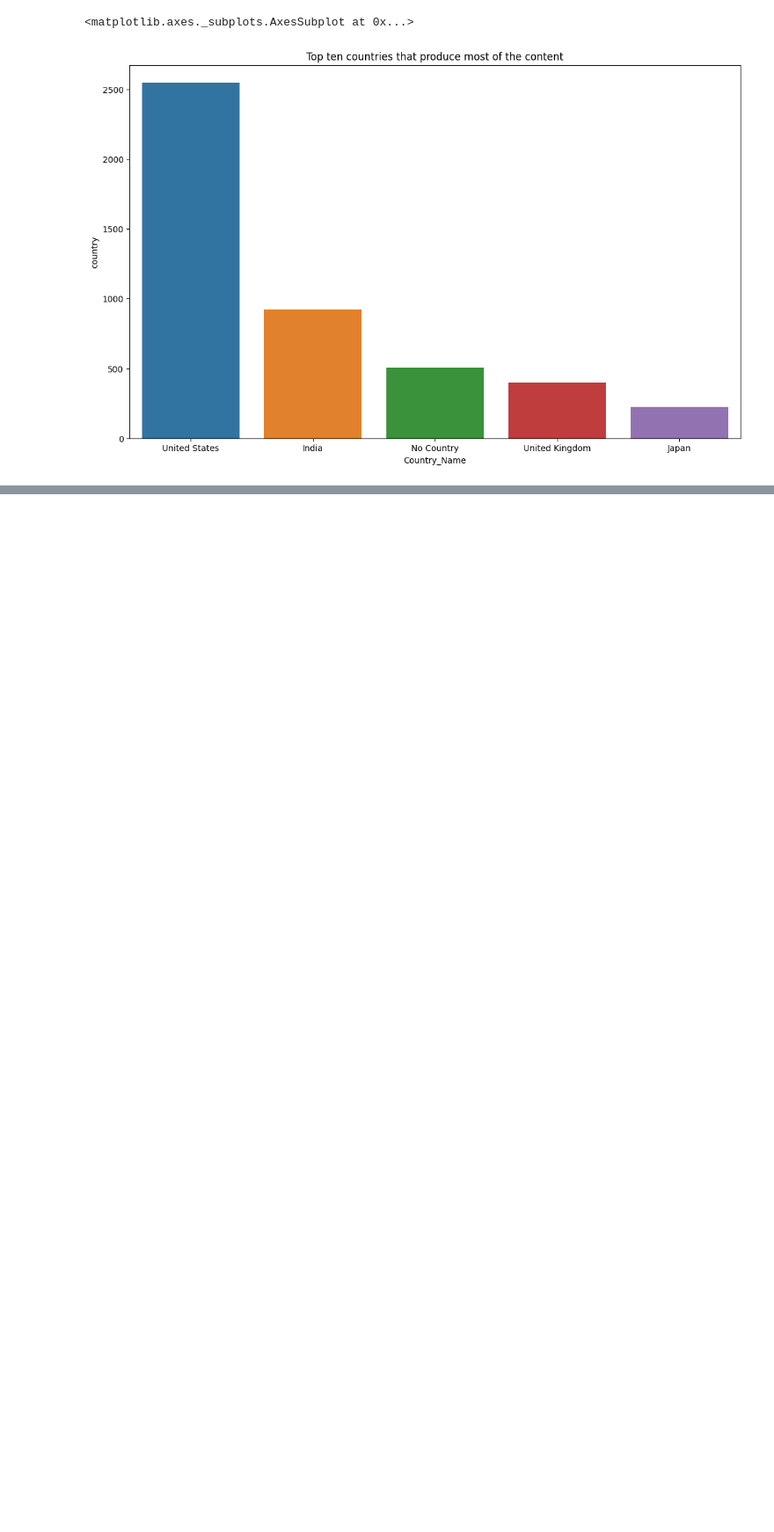
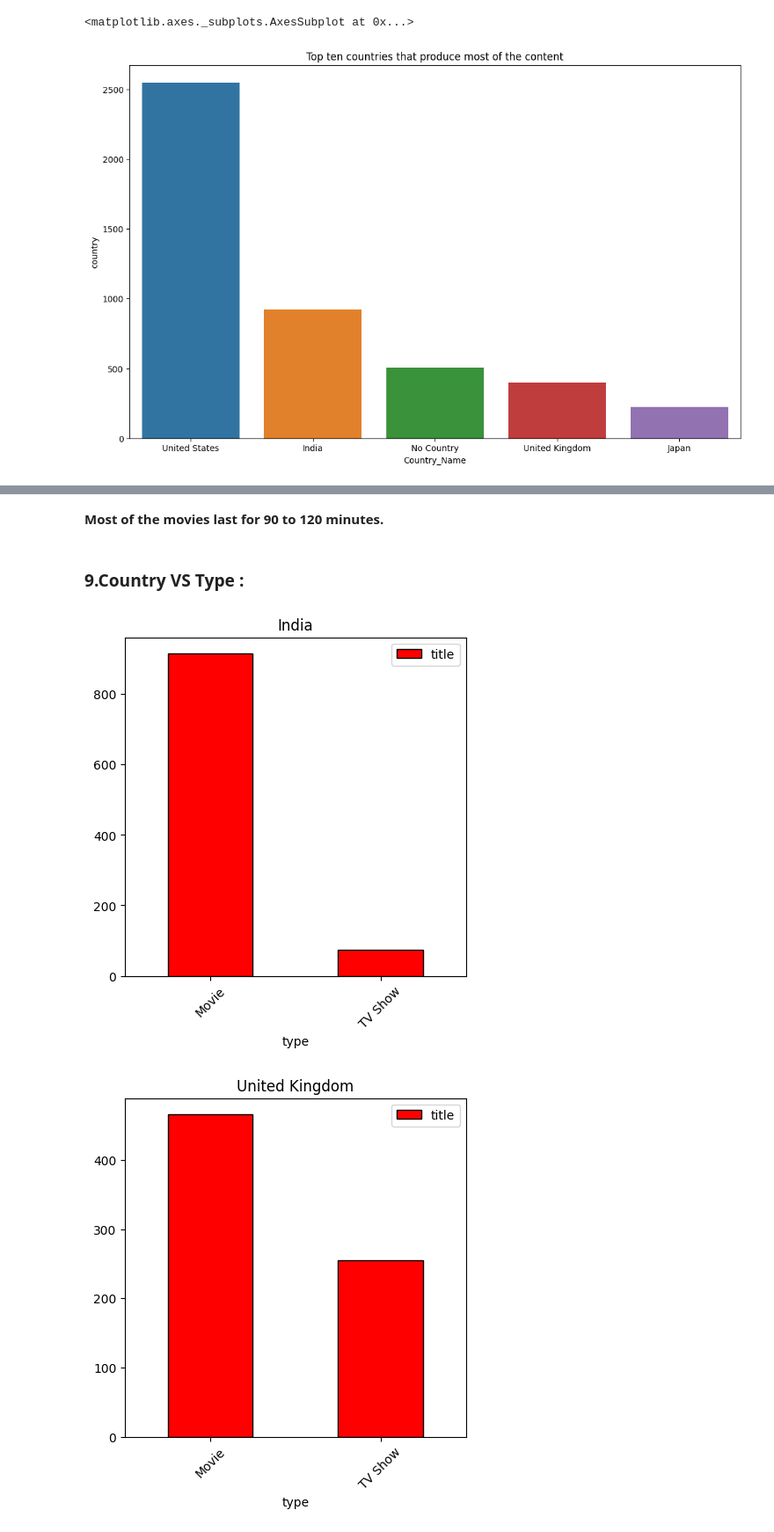
Before and after one commit to prati25/Project-Netflix-movies-and-TV-shows-clustering, a Jupyter notebook: Copy_of_NETFLIX_MOVIES_AND_TV_SHOWS_CLUSTERING.ipynb, the cells around one changed output, grey strips where cells are left out. Shown: that part at 88% size. Drawn from its saved outputs; the diff is of its cells as text; code cells hidden in the pictures; blank space fills up the shorter version.

```diff
--- a/Copy_of_NETFLIX_MOVIES_AND_TV_SHOWS_CLUSTERING.ipynb
+++ b/Copy_of_NETFLIX_MOVIES_AND_TV_SHOWS_CLUSTERING.ipynb
@@ -379,0 +562,32 @@ sns.barplot(x='Country_Name',y='country',data=country_PK.head())
+# %% [markdown]
+**Most of the movies last for 90 to 120 minutes.**
+# %% [markdown]
+### **9.Country VS Type :**
+# %%
+#get all country type preference :
+
+def get_country_type_trends(df):
+  def explode_country(country):
+    try:
+        return country.split(", ")
+    except:
+        return ""
+  df['country_list'] = df.apply(lambda x: explode_country(x['country']),axis=1)
+  df = df.explode('country_list')
+  grouped_df_ = df.groupby(['country_list','type']).agg({'title':'count'})
+  grouped_df = grouped_df_.reset_index()
+  grouped_df['country_list'].values
+  grouped_df = grouped_df[grouped_df.country_list != '']
+  rating_country_df = grouped_df.reset_index().drop("index", axis=1)
+  list_of_countries = list(set(list(rating_country_df['country_list'].values)))
+  for each in list_of_countries:
+    if each in ['United States','India','United Kingdom']:
+      plt.style.use('default')
+      rating_country_df[rating_country_df['country_list'] == each].sort_values("title",ascending=False).plot.bar(x = "type", y="title", color="red", rot=45, figsize=(5,5),edgecolor='Black')
+      plt.title(f"{each}")
+      plt.grid(False)
+
+get_country_type_trends(NETFLIX_pk)
+# %% [output]
+[figure, added]
+[figure, added]
```
Also changed, not shown: parts of 23 cells of this notebook.
